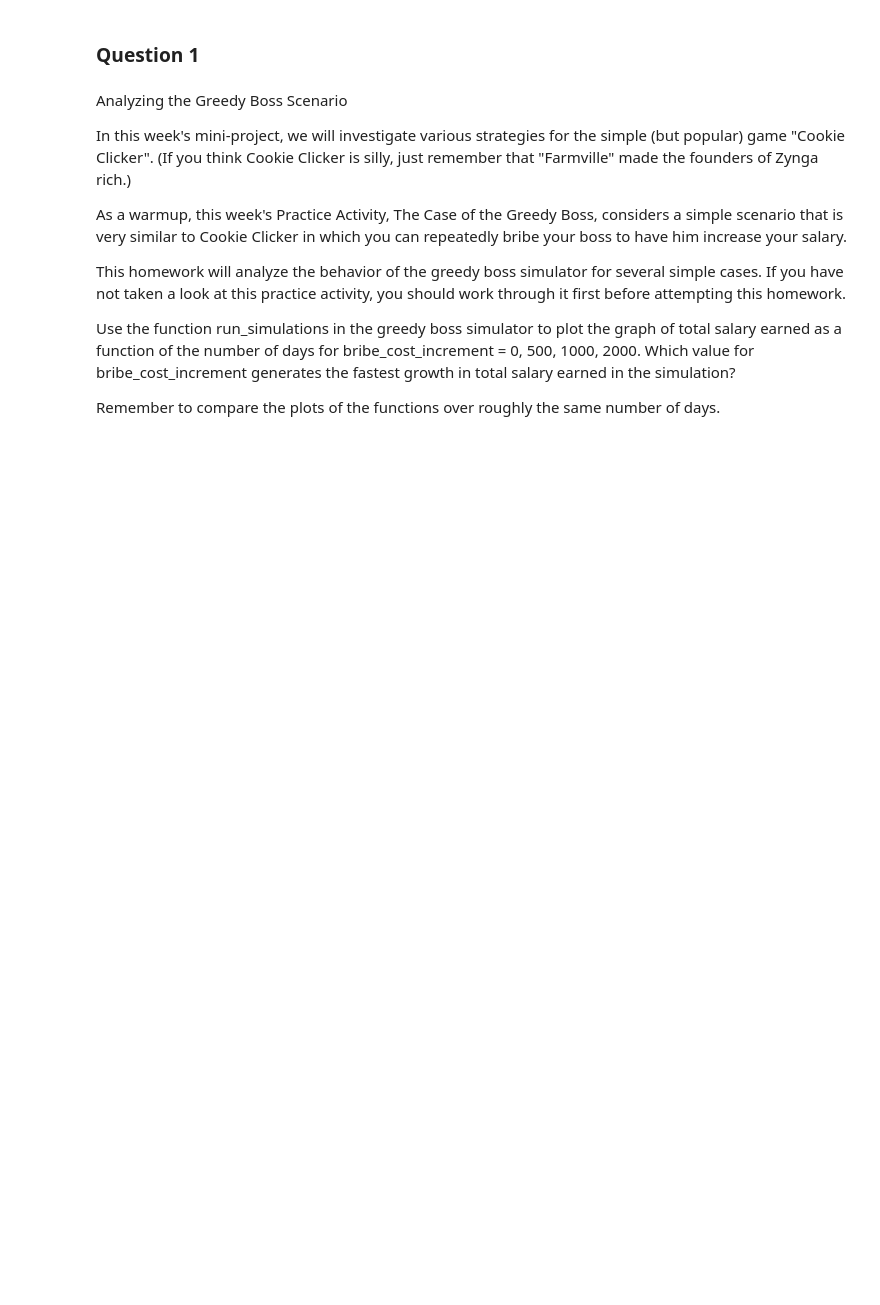
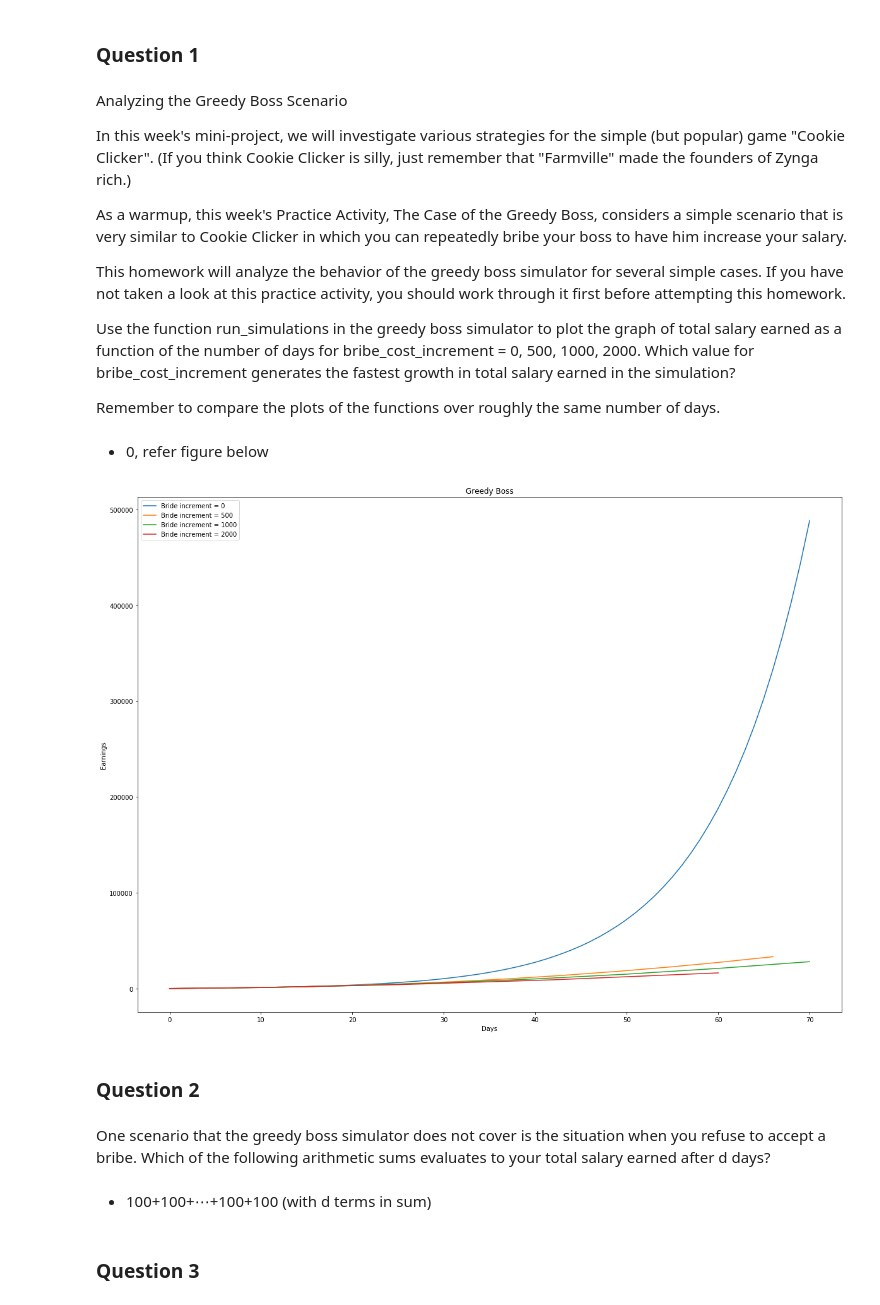
Before and after one commit to qiangwennorge/Fundalmental-of-Computing, a Jupyter notebook: Course 3 Principles of Computing (Part 1)/Homework 5 Counting, growth of functions, higher-order functions.ipynb, the cells around one changed output. Saved outputs shown, nothing was run; the diff lists cells and outputs as text; code cells hidden in the pictures; blank space fills up the shorter version.

```diff
--- a/Course 3 Principles of Computing (Part 1)/Homework 5 Counting, growth of functions, higher-order functions.ipynb
+++ b/Course 3 Principles of Computing (Part 1)/Homework 5 Counting, growth of functions, higher-order functions.ipynb
@@ -109,3 +85,53 @@ This homework will analyze the behavior of the greedy boss simulator for several
 Use the function run_simulations in the greedy boss simulator to plot the graph of total salary earned as a function of the number of days for bribe_cost_increment = 0, 500, 1000, 2000. Which value for bribe_cost_increment generates the fastest growth in total salary earned in the simulation?
 
 Remember to compare the plots of the functions over roughly the same number of days.
+# %% [markdown]
+- 0, refer figure below
+# %%
+def get_axis(inc):
+
+    x_axis = [x for [x, y] in inc]
+    y_axis = [y for [x, y] in inc]
+
+    return x_axis, y_axis
+
+def run_simulations():
+    """
+    Run simulations for several possible bribe increments
+    """
+    plot_type = STANDARD
+    days = 70
+    inc_0 = greedy_boss(days, 0, plot_type)
+    inc_500 = greedy_boss(days, 500, plot_type)
+    inc_1000 = greedy_boss(days, 1000, plot_type)
+    inc_2000 = greedy_boss(days, 2000, plot_type)
+
+    plt.figure(figsize = (20, 15))
+    plt.plot(get_axis(inc_0)[0], get_axis(inc_0)[1], label = 'Bride increment = 0')
+    plt.plot(get_axis(inc_500)[0], get_axis(inc_500)[1], label = 'Bride increment = 500')
+    plt.plot(get_axis(inc_1000)[0], get_axis(inc_1000)[1], label = 'Bride increment = 1000')
+    plt.plot(get_axis(inc_2000)[0], get_axis(inc_2000)[1], label = 'Bride increment = 2000')
+
+    plt.xlabel('Days')
+    plt.ylabel('Earnings')
+    plt.title('Greedy Boss')
+
+    plt.legend()
+    plt.show()
+'''
+    plt.plot("Greedy boss", 600, 600, "days", "total earnings",
+                          [inc_0, inc_500, inc_1000, inc_2000], False,
+                         ["Bribe increment = 0", "Bribe increment = 500",
+                          "Bribe increment = 1000", "Bribe increment = 2000"])
+'''
+run_simulations()
+# %% [output]
+[figure, added]
+# %% [markdown]
+### Question 2
+# %% [markdown]
+One scenario that the greedy boss simulator does not cover is the situation when you refuse to accept a bribe. Which of the following arithmetic sums evaluates to your total salary earned after d days?
+# %% [markdown]
+- 100+100+⋯+100+100 (with d terms in sum)
+# %% [markdown]
+### Question 3
```
Also changed, not shown: parts of 27 cells of this notebook.
